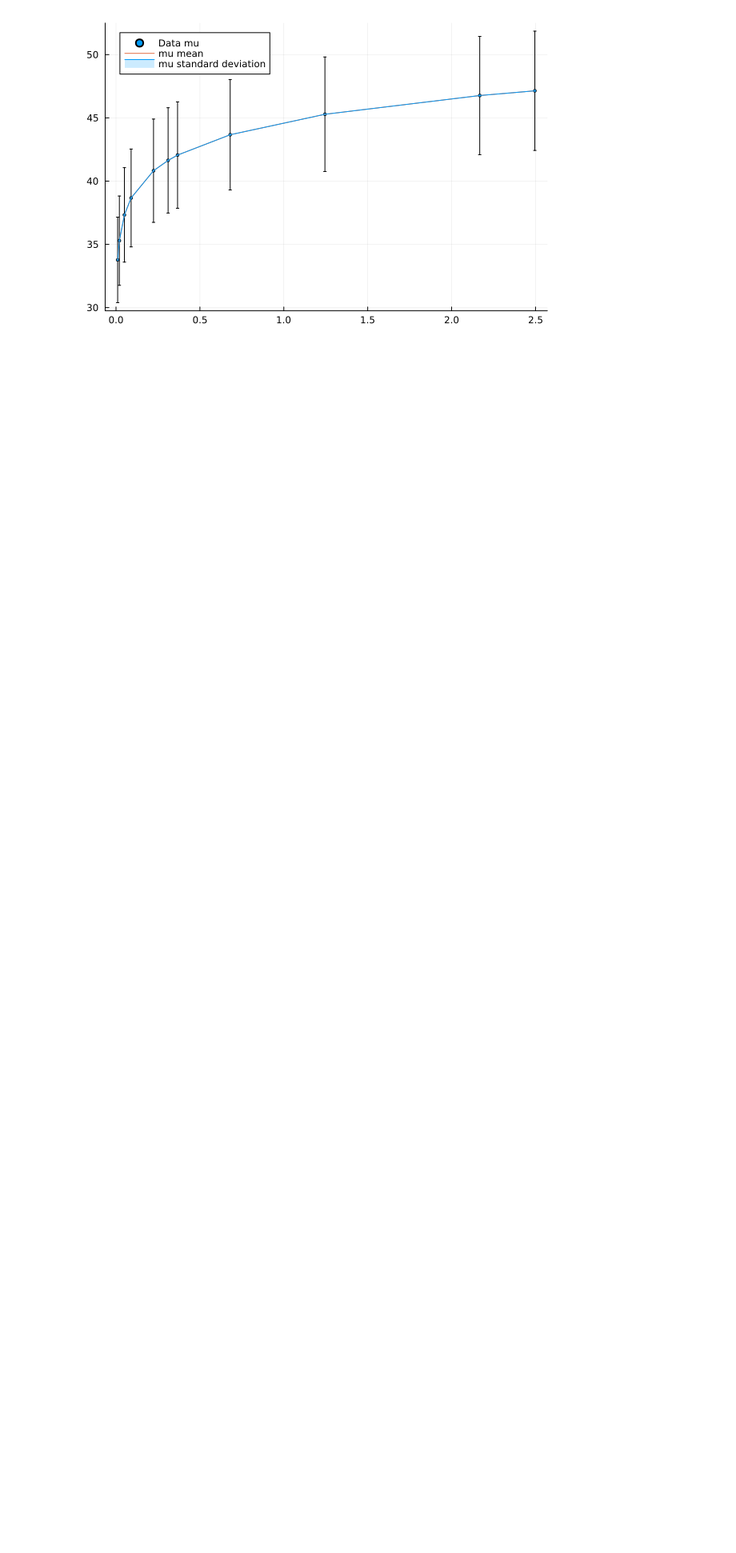
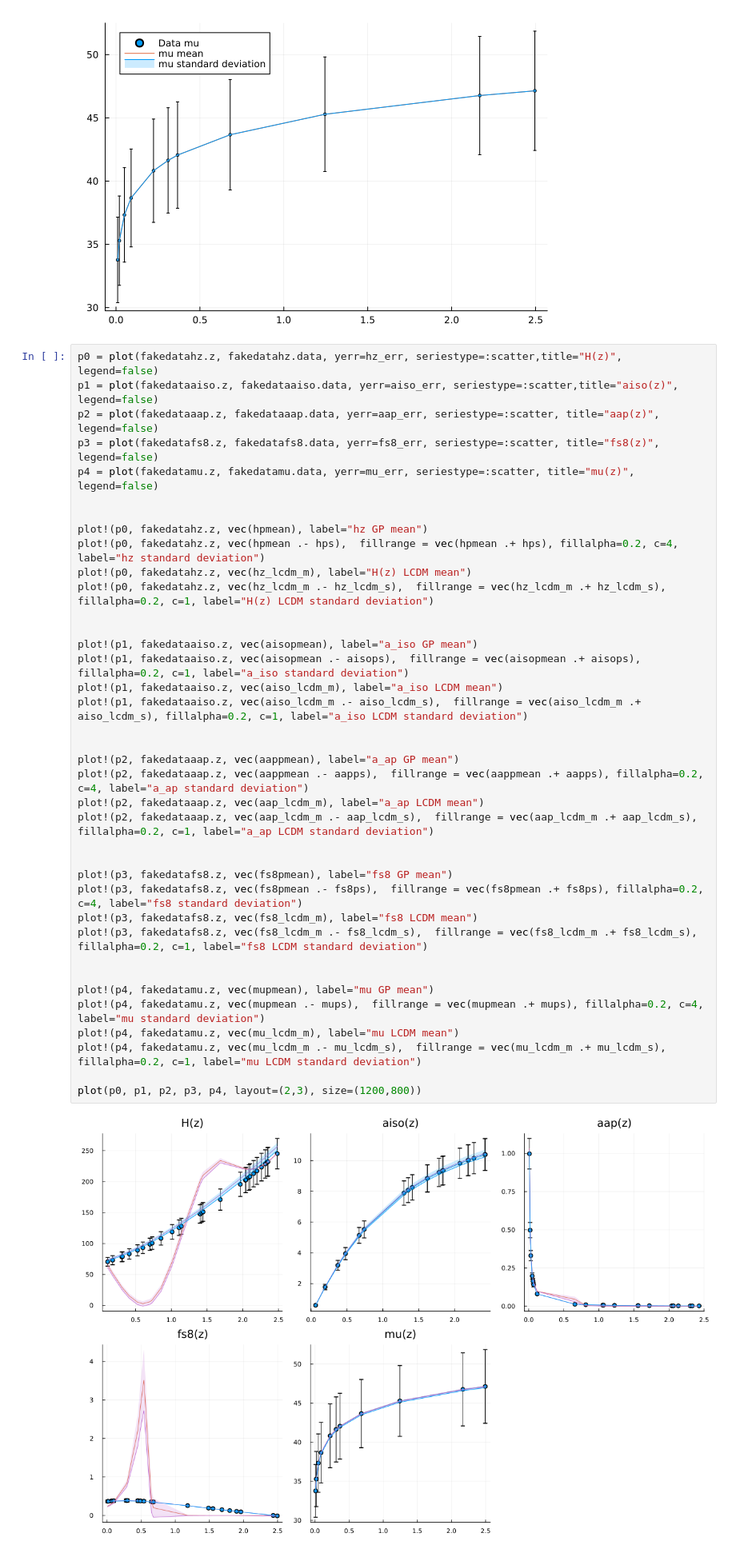
Before and after one commit to JaimeRZP/wb_gp, a Jupyter notebook: Tanvi/finaldata.ipynb, the cells around one changed output. Shown at 80% size. Drawn from its saved outputs; the diff is of its cells as text; blank space fills up the shorter version.

```diff
--- a/Tanvi/finaldata.ipynb
+++ b/Tanvi/finaldata.ipynb
@@ -594,3 +594,43 @@ plot!(fakedatamu.z, vec(mupmean), label="mu mean")
 plot!(fakedatamu.z, vec(mupmean .- mups),  fillrange = vec(mupmean .+ mups), fillalpha=0.2, c=1, label="mu standard deviation")
 # %% [output]
 [figure]
+# %%
+p0 = plot(fakedatahz.z, fakedatahz.data, yerr=hz_err, seriestype=:scatter,title="H(z)", legend=false)
+p1 = plot(fakedataaiso.z, fakedataaiso.data, yerr=aiso_err, seriestype=:scatter,title="aiso(z)", legend=false)
+p2 = plot(fakedataaap.z, fakedataaap.data, yerr=aap_err, seriestype=:scatter, title="aap(z)", legend=false)
+p3 = plot(fakedatafs8.z, fakedatafs8.data, yerr=fs8_err, seriestype=:scatter, title="fs8(z)", legend=false)
+p4 = plot(fakedatamu.z, fakedatamu.data, yerr=mu_err, seriestype=:scatter, title="mu(z)", legend=false)
+
+
+plot!(p0, fakedatahz.z, vec(hpmean), label="hz GP mean")
+plot!(p0, fakedatahz.z, vec(hpmean .- hps),  fillrange = vec(hpmean .+ hps), fillalpha=0.2, c=4, label="hz standard deviation")
+plot!(p0, fakedatahz.z, vec(hz_lcdm_m), label="H(z) LCDM mean")
+plot!(p0, fakedatahz.z, vec(hz_lcdm_m .- hz_lcdm_s),  fillrange = vec(hz_lcdm_m .+ hz_lcdm_s), fillalpha=0.2, c=1, label="H(z) LCDM standard deviation")
+
+
+plot!(p1, fakedataaiso.z, vec(aisopmean), label="a_iso GP mean")
+plot!(p1, fakedataaiso.z, vec(aisopmean .- aisops),  fillrange = vec(aisopmean .+ aisops), fillalpha=0.2, c=1, label="a_iso standard deviation")
+plot!(p1, fakedataaiso.z, vec(aiso_lcdm_m), label="a_iso LCDM mean")
+plot!(p1, fakedataaiso.z, vec(aiso_lcdm_m .- aiso_lcdm_s),  fillrange = vec(aiso_lcdm_m .+ aiso_lcdm_s), fillalpha=0.2, c=1, label="a_iso LCDM standard deviation")
+
+
+plot!(p2, fakedataaap.z, vec(aappmean), label="a_ap GP mean")
+plot!(p2, fakedataaap.z, vec(aappmean .- aapps),  fillrange = vec(aappmean .+ aapps), fillalpha=0.2, c=4, label="a_ap standard deviation")
+plot!(p2, fakedataaap.z, vec(aap_lcdm_m), label="a_ap LCDM mean")
+plot!(p2, fakedataaap.z, vec(aap_lcdm_m .- aap_lcdm_s),  fillrange = vec(aap_lcdm_m .+ aap_lcdm_s), fillalpha=0.2, c=1, label="a_ap LCDM standard deviation")
+
+
+plot!(p3, fakedatafs8.z, vec(fs8pmean), label="fs8 GP mean")
+plot!(p3, fakedatafs8.z, vec(fs8pmean .- fs8ps),  fillrange = vec(fs8pmean .+ fs8ps), fillalpha=0.2, c=4, label="fs8 standard deviation")
+plot!(p3, fakedatafs8.z, vec(fs8_lcdm_m), label="fs8 LCDM mean")
+plot!(p3, fakedatafs8.z, vec(fs8_lcdm_m .- fs8_lcdm_s),  fillrange = vec(fs8_lcdm_m .+ fs8_lcdm_s), fillalpha=0.2, c=1, label="fs8 LCDM standard deviation")
+
+
+plot!(p4, fakedatamu.z, vec(mupmean), label="mu GP mean")
+plot!(p4, fakedatamu.z, vec(mupmean .- mups),  fillrange = vec(mupmean .+ mups), fillalpha=0.2, c=4, label="mu standard deviation")
+plot!(p4, fakedatamu.z, vec(mu_lcdm_m), label="mu LCDM mean")
+plot!(p4, fakedatamu.z, vec(mu_lcdm_m .- mu_lcdm_s),  fillrange = vec(mu_lcdm_m .+ mu_lcdm_s), fillalpha=0.2, c=1, label="mu LCDM standard deviation")
+
+plot(p0, p1, p2, p3, p4, layout=(2,3), size=(1200,800))
+# %% [output]
+[figure, added]
```
